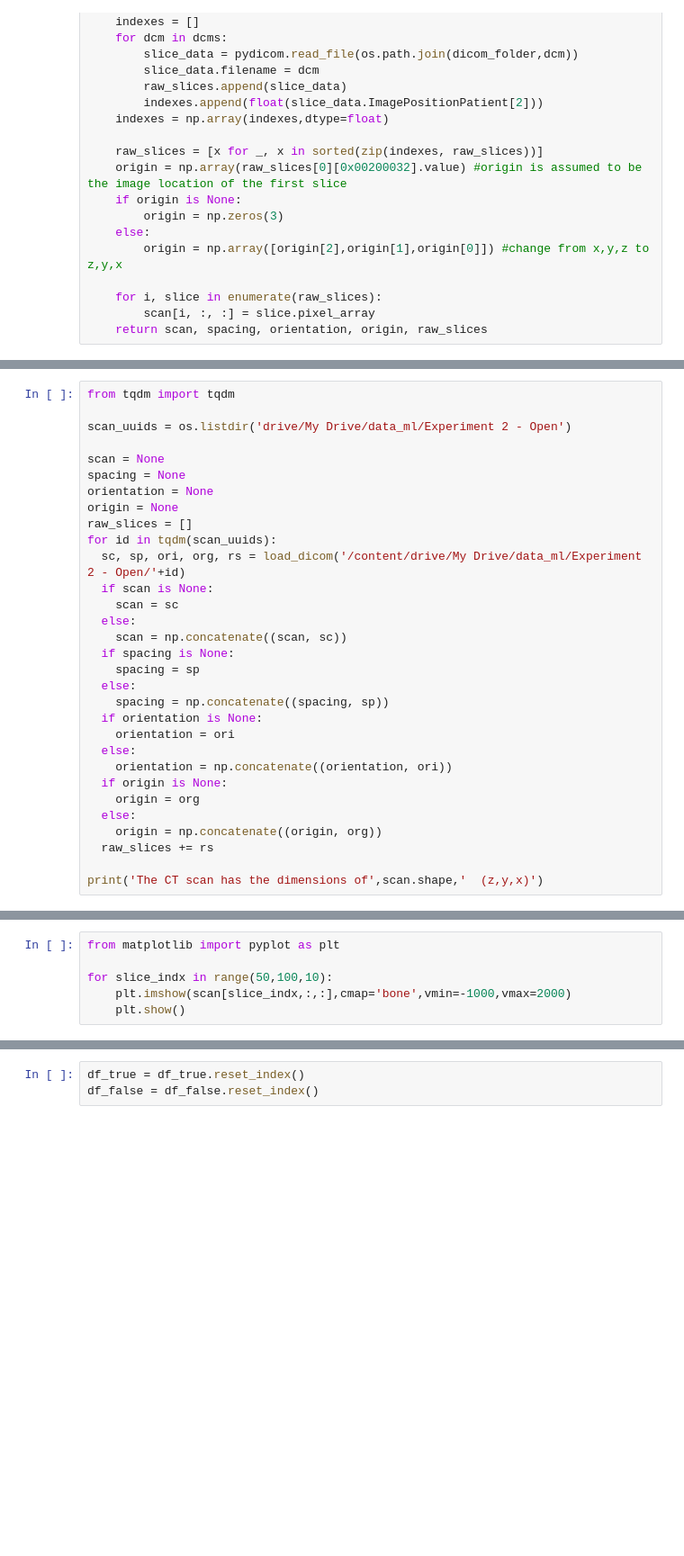
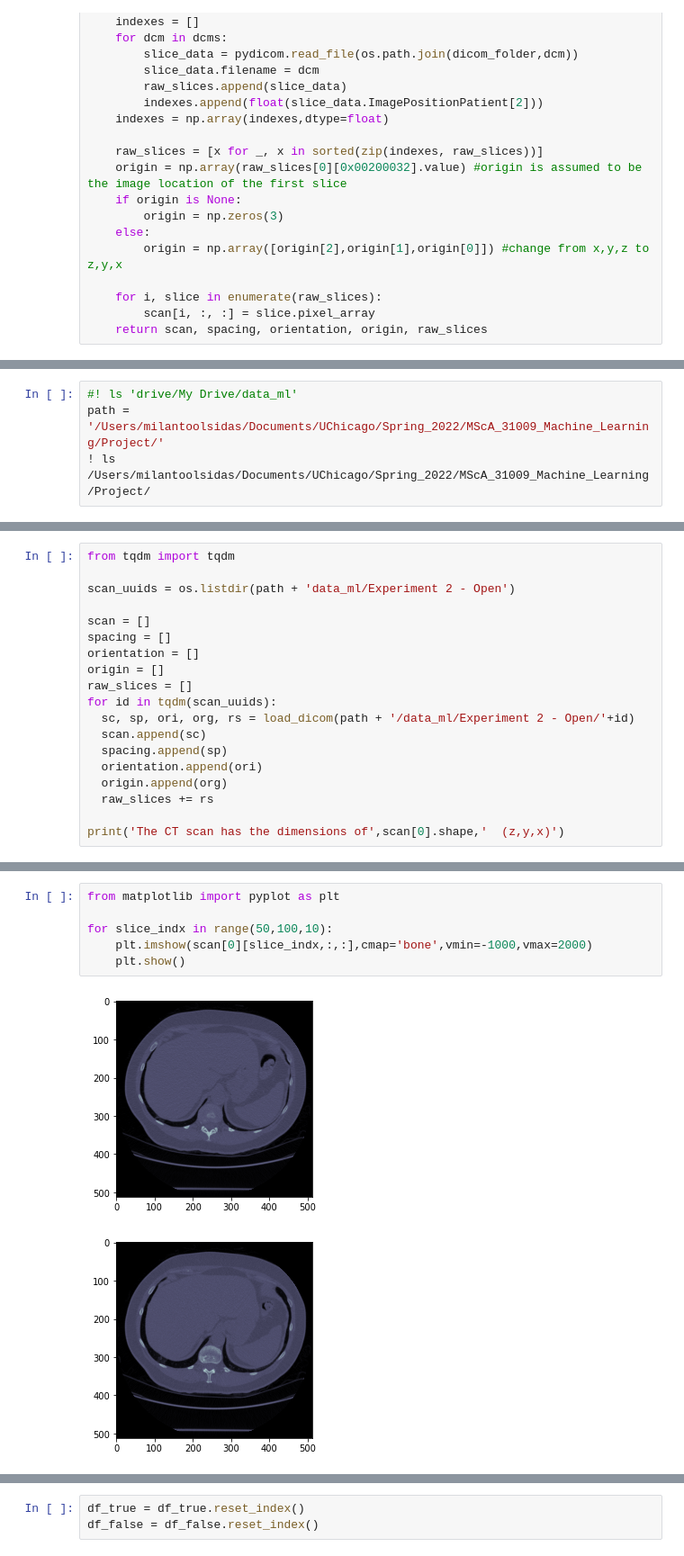
Before and after one commit to hyunjaec/MScA_Machine_Learning_Project, a Jupyter notebook: medical_deepfakes_svm.ipynb, the cells around one changed output, grey strips where cells are left out. Shown at 90% size. Drawn from its saved outputs; the diff is of its cells as text; blank space fills up the shorter version.

```diff
--- a/medical_deepfakes_svm.ipynb
+++ b/medical_deepfakes_svm.ipynb
@@ -65,0 +46,4 @@ def load_dicom(path2scan_dir):
+# %%
+#! ls 'drive/My Drive/data_ml'
+path = '/Users/milantoolsidas/Documents/UChicago/Spring_2022/MScA_31009_Machine_Learning/Project/'
+! ls /Users/milantoolsidas/Documents/UChicago/Spring_2022/MScA_31009_Machine_Learning/Project/
@@ -89,33 +76,21 @@ os.listdir('drive/My Drive/data_ml/Experiment 2 - Open')
 # %%
 from tqdm import tqdm
 
-scan_uuids = os.listdir('drive/My Drive/data_ml/Experiment 2 - Open')
+scan_uuids = os.listdir(path + 'data_ml/Experiment 2 - Open')
 
-scan = None
-spacing = None
-orientation = None
-origin = None
+scan = []
+spacing = []
+orientation = []
+origin = []
 raw_slices = []
 for id in tqdm(scan_uuids):
-  sc, sp, ori, org, rs = load_dicom('/content/drive/My Drive/data_ml/Experiment 2 - Open/'+id)
-  if scan is None:
-    scan = sc
-  else:
-    scan = np.concatenate((scan, sc))
-  if spacing is None:
-    spacing = sp
-  else:
-    spacing = np.concatenate((spacing, sp))
-  if orientation is None:
-    orientation = ori
-  else:
-    orientation = np.concatenate((orientation, ori))
-  if origin is None:
-    origin = org
-  else:
-    origin = np.concatenate((origin, org))
+  sc, sp, ori, org, rs = load_dicom(path + '/data_ml/Experiment 2 - Open/'+id)
+  scan.append(sc)
+  spacing.append(sp)
+  orientation.append(ori)
+  origin.append(org)
   raw_slices += rs
 
-print('The CT scan has the dimensions of',scan.shape,'  (z,y,x)')
+print('The CT scan has the dimensions of',scan[0].shape,'  (z,y,x)')
 # %% [output]
 Deprecated in NumPy 1.20; for more details and guidance: https://numpy.org/devdocs/release/1.20.0-notes.html#deprecations
@@ -122,6 +99,9 @@ Deprecated in NumPy 1.20; for more details and guidance: https://numpy.org/devdo
 # %%
 from matplotlib import pyplot as plt
 
 for slice_indx in range(50,100,10):
-    plt.imshow(scan[slice_indx,:,:],cmap='bone',vmin=-1000,vmax=2000)
+    plt.imshow(scan[0][slice_indx,:,:],cmap='bone',vmin=-1000,vmax=2000)
     plt.show()
+# %% [output]
+[figure, added]
+[figure, added]
```
Also changed, not shown: parts of 24 cells of this notebook.
